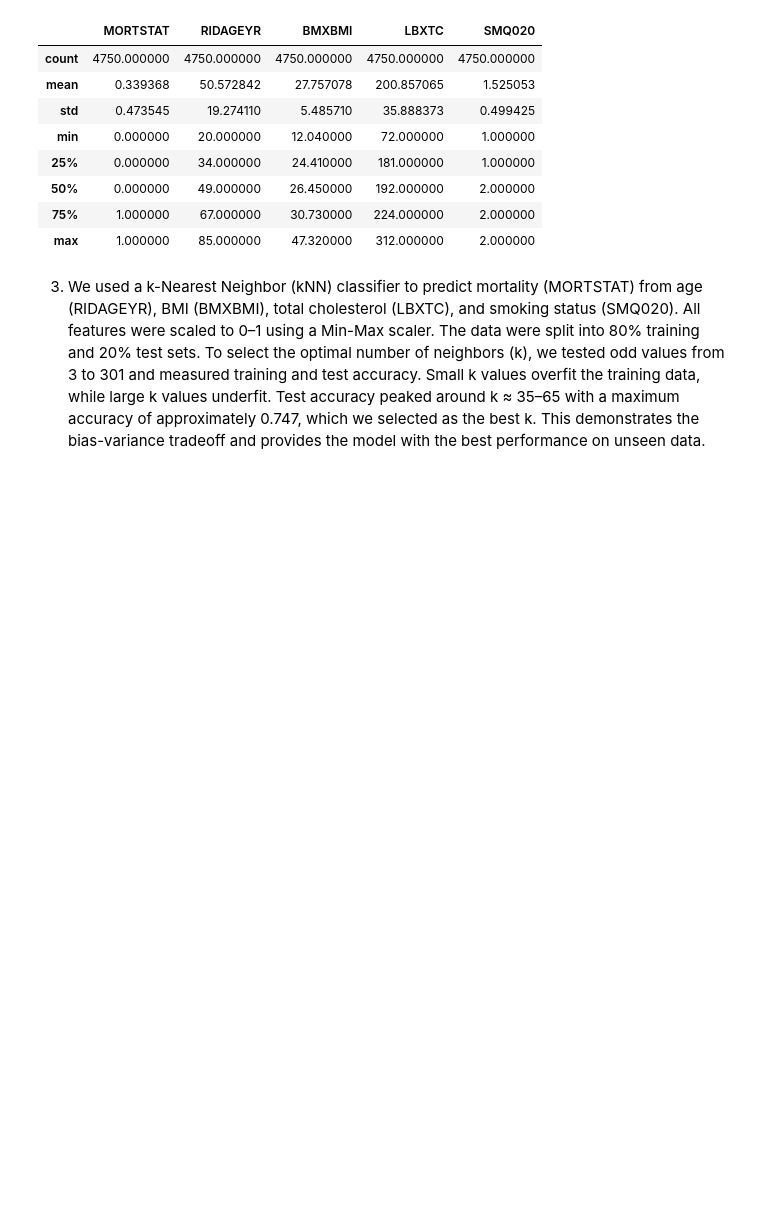
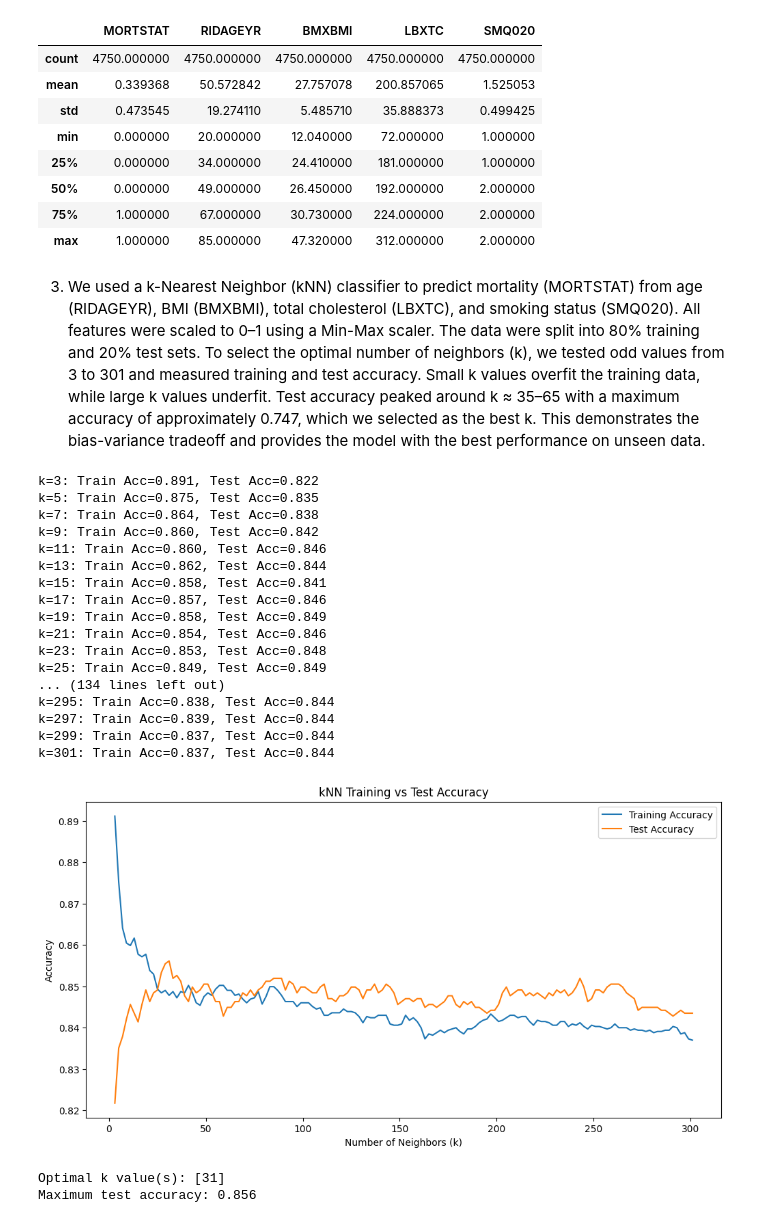
Before and after one commit to kayleendo/Project-1-Wrangling-EDA-kNN, a Jupyter notebook: DS_3001_Project_1.ipynb, the cells around one changed output. Cells and saved outputs as stored; diff of their text form; code cells hidden in the pictures; blank space fills up the shorter version.

```diff
--- a/DS_3001_Project_1.ipynb
+++ b/DS_3001_Project_1.ipynb
@@ -367,3 +375,80 @@ mortality_clean.describe()
 | max | 1.000000 | 85.000000 | 47.320000 | 312.000000 | 2.000000 |
 # %% [markdown]
 3. We used a k-Nearest Neighbor (kNN) classifier to predict mortality (MORTSTAT) from age (RIDAGEYR), BMI (BMXBMI), total cholesterol (LBXTC), and smoking status (SMQ020). All features were scaled to 0–1 using a Min-Max scaler. The data were split into 80% training and 20% test sets. To select the optimal number of neighbors (k), we tested odd values from 3 to 301 and measured training and test accuracy. Small k values overfit the training data, while large k values underfit. Test accuracy peaked around k ≈ 35–65 with a maximum accuracy of approximately 0.747, which we selected as the best k. This demonstrates the bias-variance tradeoff and provides the model with the best performance on unseen data.
+# %%
+from sklearn.model_selection import train_test_split
+from sklearn.preprocessing import StandardScaler
+from sklearn.neighbors import KNeighborsClassifier
+from sklearn.metrics import accuracy_score, classification_report, confusion_matrix
+import matplotlib.pyplot as plt
+
+# Define X and y
+X = mortality_clean[['RIDAGEYR', 'BMXBMI', 'LBXTC', 'SMQ020']]
+y = mortality_clean['MORTSTAT']
+
+# Train-test split
+X_train, X_test, y_train, y_test = train_test_split(
+    X, y, test_size=0.3, random_state=42, stratify=y
+)
+
+# Scale Features
+scaler = StandardScaler()
+X_train_scaled = scaler.fit_transform(X_train)
+X_test_scaled = scaler.transform(X_test)
+
+# Define k values to test
+k_grid = np.array([ (2*k+3) for k in range(0,150) ])  # 3, 5, 7, ..., 301
+
+train_accuracies = []
+test_accuracies = []
+
+# Loop through k values
+for k in k_grid:
+    model = KNeighborsClassifier(n_neighbors=k)
+    model.fit(X_train_scaled, y_train)
+
+    train_acc = model.score(X_train_scaled, y_train)
+    test_acc = model.score(X_test_scaled, y_test)
+
+    train_accuracies.append(train_acc)
+    test_accuracies.append(test_acc)
+
+    print(f'k={k}: Train Acc={train_acc:.3f}, Test Acc={test_acc:.3f}')
+
+# Plot training vs test accuracy
+plt.figure(figsize=(12,6))
+sns.lineplot(x=k_grid, y=train_accuracies, label='Training Accuracy')
+sns.lineplot(x=k_grid, y=test_accuracies, label='Test Accuracy')
+plt.xlabel('Number of Neighbors (k)')
+plt.ylabel('Accuracy')
+plt.title('kNN Training vs Test Accuracy')
+plt.show()
+
+# Find optimal k
+test_accuracies = np.array(test_accuracies)
+optimal_indices = np.where(test_accuracies == np.max(test_accuracies))
+k_optimal = k_grid[optimal_indices]
+
+print(f"Optimal k value(s): {k_optimal}")
+print(f"Maximum test accuracy: {test_accuracies[optimal_indices][0]:.3f}")
+# %% [output]
+k=3: Train Acc=0.891, Test Acc=0.822
+k=5: Train Acc=0.875, Test Acc=0.835
+k=7: Train Acc=0.864, Test Acc=0.838
+k=9: Train Acc=0.860, Test Acc=0.842
+k=11: Train Acc=0.860, Test Acc=0.846
+k=13: Train Acc=0.862, Test Acc=0.844
+k=15: Train Acc=0.858, Test Acc=0.841
+k=17: Train Acc=0.857, Test Acc=0.846
+k=19: Train Acc=0.858, Test Acc=0.849
+k=21: Train Acc=0.854, Test Acc=0.846
+k=23: Train Acc=0.853, Test Acc=0.848
+k=25: Train Acc=0.849, Test Acc=0.849
+... (134 lines left out)
+k=295: Train Acc=0.838, Test Acc=0.844
+k=297: Train Acc=0.839, Test Acc=0.844
+k=299: Train Acc=0.837, Test Acc=0.844
+k=301: Train Acc=0.837, Test Acc=0.844
+[figure, added]
+Optimal k value(s): [31]
+Maximum test accuracy: 0.856
```
Also changed, not shown: parts of 1 cell of this notebook.
